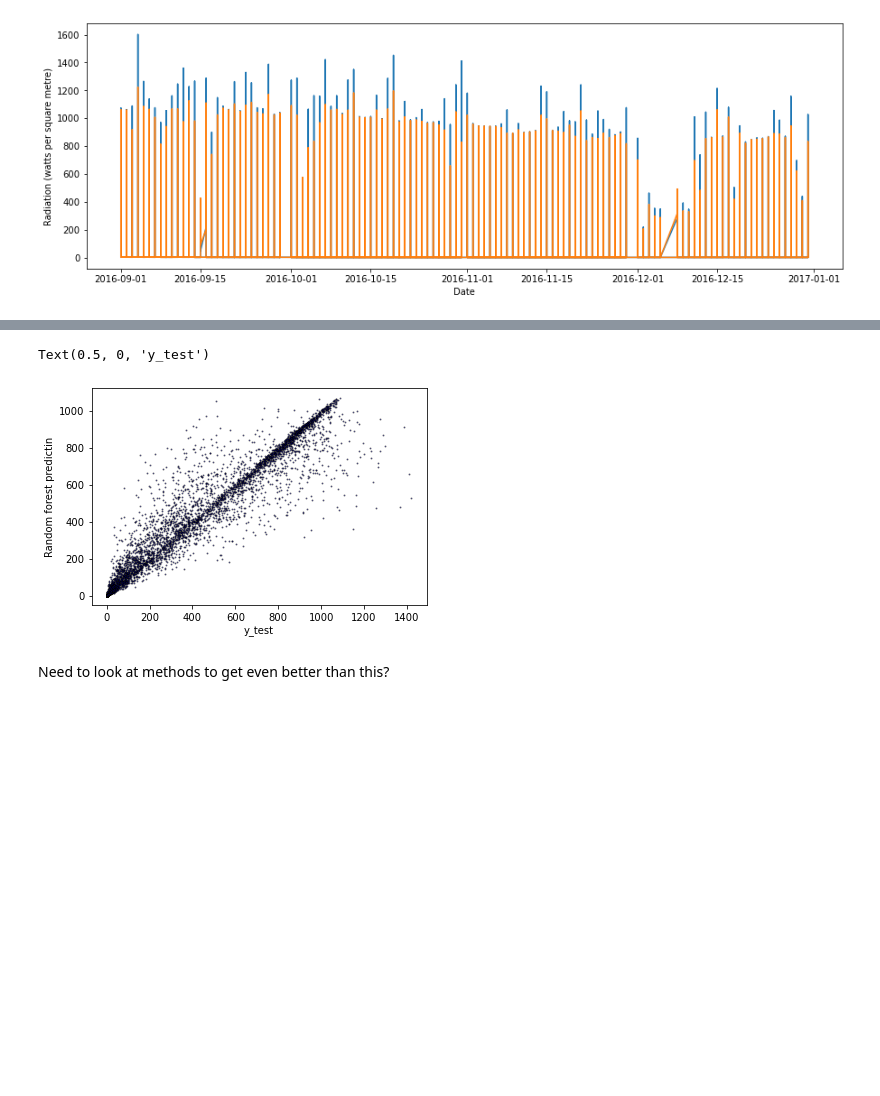
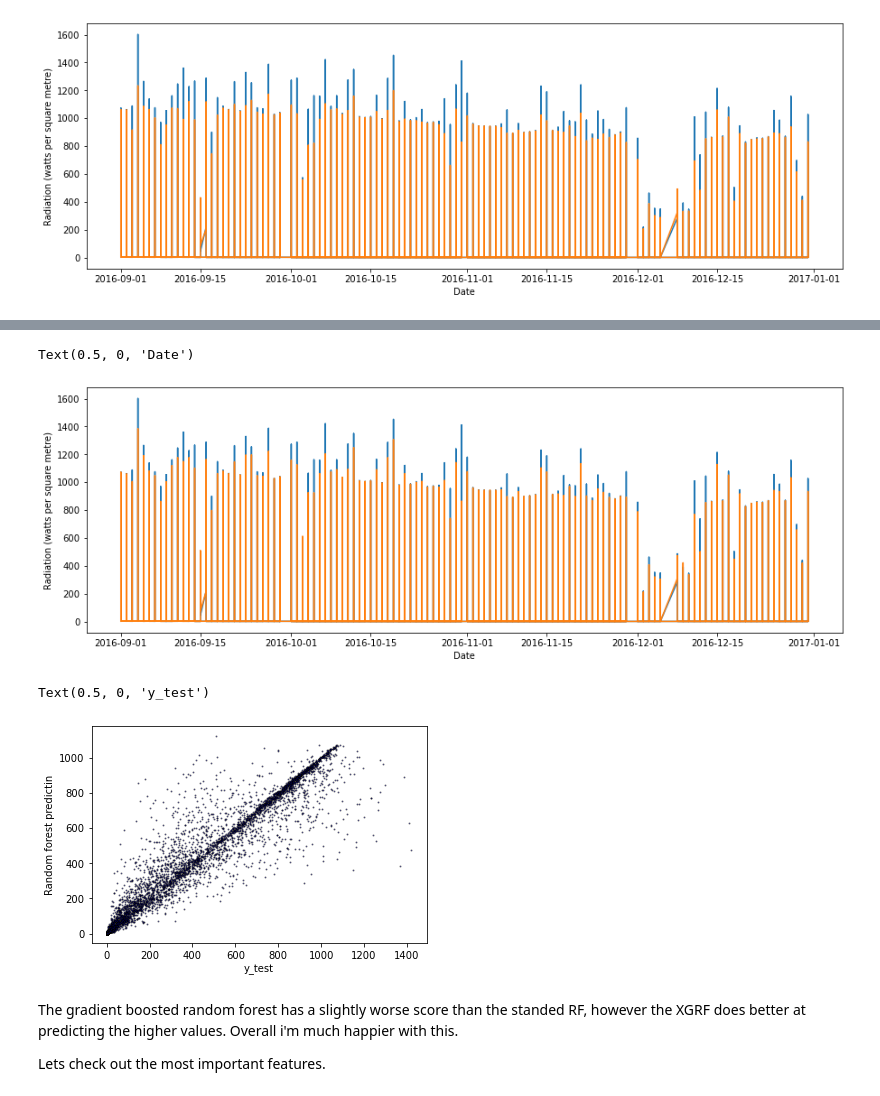
Before and after one commit to lclaxton/Solar_radiation_prediction, a Jupyter notebook: Solar_radiation_prediction.ipynb, the cells around one changed output, grey strips where cells are left out. Drawn from its saved outputs; the diff is of its cells as text; code cells hidden in the pictures; blank space fills up the shorter version.

```diff
--- a/Solar_radiation_prediction.ipynb
+++ b/Solar_radiation_prediction.ipynb
@@ -258,5 +311,14 @@ Text(0.5, 0, 'Date')
+# %%
+plt.figure(figsize=(15,5))
+plt.plot(df.date,df.Radiation)
+plt.plot(df.date,XGRF_trees.predict(scaler.transform(X)))
+plt.ylabel('Radiation (watts per square metre)')
+plt.xlabel('Date')
+# %% [output]
+Text(0.5, 0, 'Date')
+[figure, added]
 # %%
-plt.plot(y_test,Best_RFR.predict(X_test),
+plt.plot(y_test,XGRF_trees.predict(X_test),
          linestyle ='none',
          marker='o',
          mfc='blue',
@@ -267,6 +329,8 @@ plt.ylabel('Random forest predictin')
 plt.xlabel('y_test')
 # %% [output]
 Text(0.5, 0, 'y_test')
-[figure, old version]
+[figure, new version]
-# %% [markdown]
-Need to look at methods to get even better than this?
+# %% [markdown]
+The gradient boosted random forest has a slightly worse score than the standed RF, however the XGRF does better at predicting the higher values. Overall i'm much happier with this.
+
+Lets check out the most important features.
```
Also changed, not shown: parts of 20 cells of this notebook.
